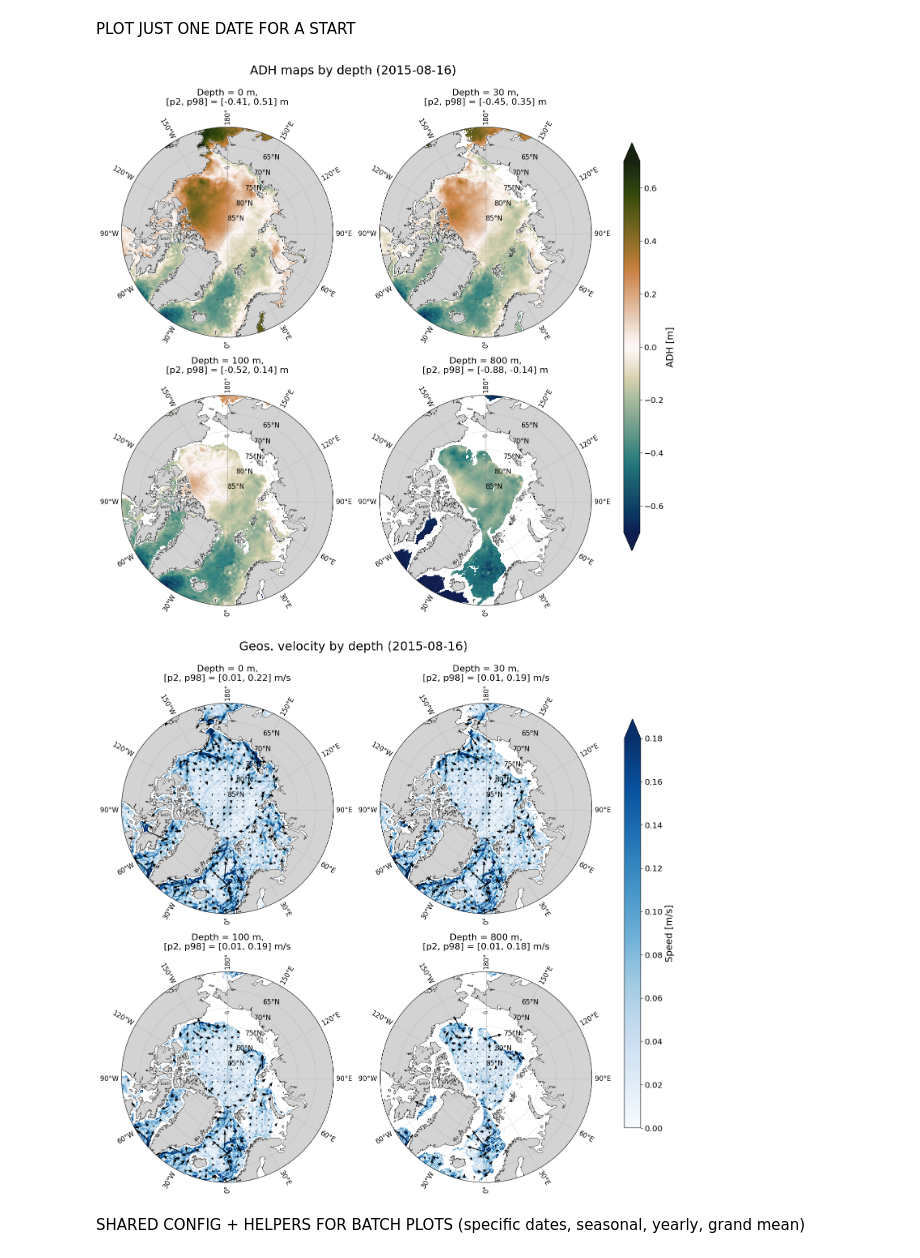
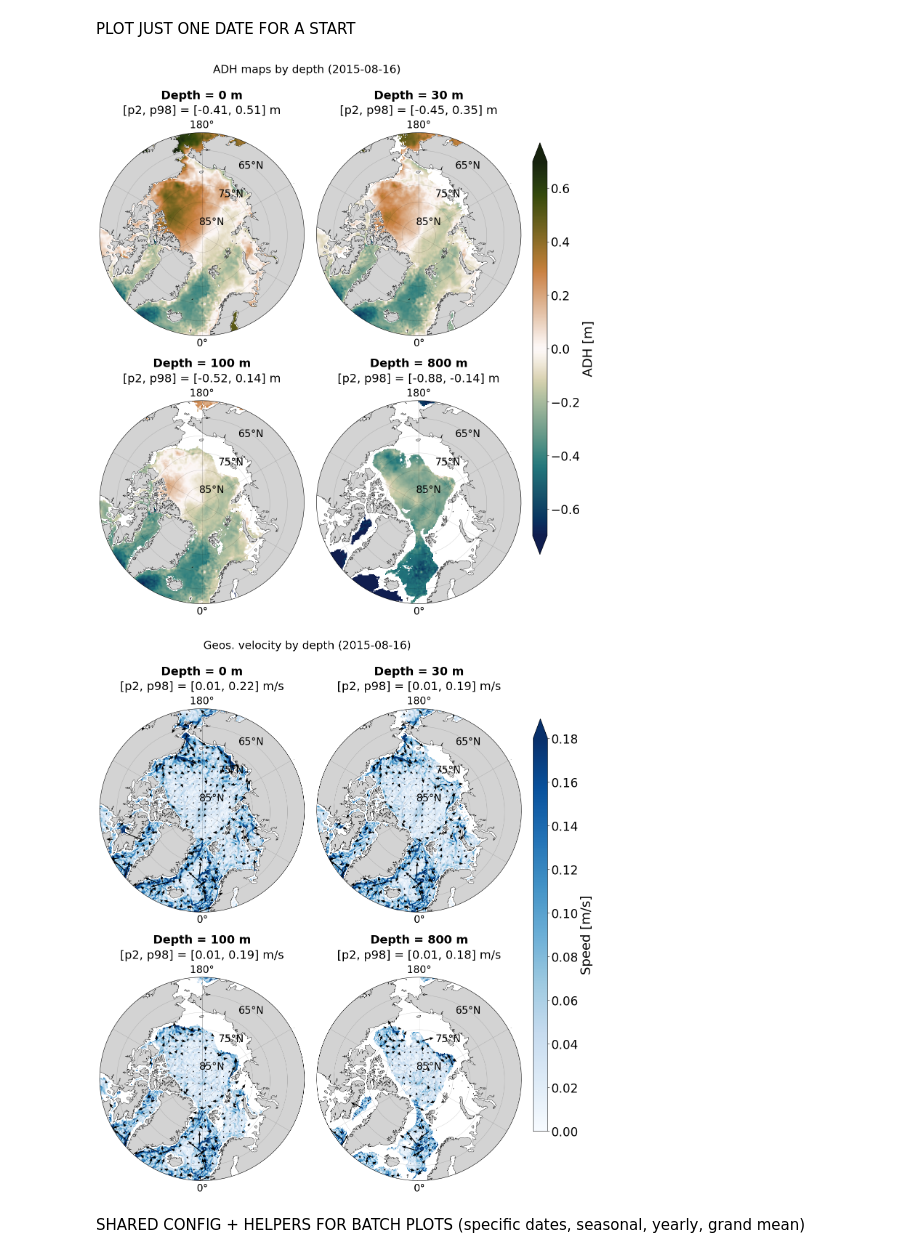
Before and after one commit to Barcelona-Polar-Lab/fresh_care_wp2_ocean_lstm, a Jupyter notebook: 6_plot_reconst_results/JN_plot_reconst_ADH_vel.ipynb, the cells around one changed output. Cells and saved outputs as stored; diff of their text form; code cells hidden in the pictures.

Commit message:
plots adjustments on test results and reconstructions. In test results, 6 pannels figure is included at the end

```diff
--- a/6_plot_reconst_results/JN_plot_reconst_ADH_vel.ipynb
+++ b/6_plot_reconst_results/JN_plot_reconst_ADH_vel.ipynb
@@ -108,6 +107,8 @@ PLOT JUST ONE DATE FOR A START
 # %%
 
 # Single-date preview: ADH and geostrophic currents, displayed inline (not saved).
+
+import matplotlib.ticker as mticker
 
 _ease_p = ccrs.LambertAzimuthalEqualArea(central_latitude=90, central_longitude=0)
 
@@ -136,25 +137,37 @@ def _decorate_ax_p(ax):
     ax.set_extent([-180, 180, 60, 90], crs=ccrs.PlateCarree())
     ax.add_feature(cfeature.LAND, facecolor='lightgray')
     ax.add_feature(cfeature.COASTLINE, linewidth=0.5)
-    gl = ax.gridlines(draw_labels=True, linewidth=0.4, color='gray', alpha=0.5)
-    gl.xlocator = plt.MultipleLocator(30)
-    gl.ylocator = plt.MultipleLocator(5)
-    gl.xlabel_style = {'size': 12}
-    gl.ylabel_style = {'size': 12}
+    # Lines only (no labels)
+    gl = ax.gridlines(draw_labels=False, rotate_labels=False, linewidth=0.6, color='black', alpha=0.2)
+    gl.xlocator = plt.MultipleLocator(60)
+    gl.ylocator = mticker.MultipleLocator(5)
+    # 0° / 180° lon labels only — no lat labels here
+    gl_lon = ax.gridlines(draw_labels=True, rotate_labels=False, linewidth=0, color='black', alpha=0)
+    gl_lon.xlocator = mticker.FixedLocator([0, 180])
+    gl_lon.ylocator = mticker.FixedLocator([])
+    gl_lon.xlabel_style = {'size': 20, 'weight': 'normal'}
+    # Lat labels along 120°E meridian
+    gl_lat = ax.gridlines(draw_labels=True, rotate_labels=False, linewidth=0, color='black', alpha=0)
+    gl_lat.xlocator = mticker.FixedLocator([120])
+    gl_lat.ylocator = mticker.FixedLocator([65, 75, 85])
+    gl_lat.xlabel_style = {'size': 0}   # hide the lon label for 120°E
+    gl_lat.ylabel_style = {'size': 20, 'weight': 'normal'}
     th = np.linspace(0, 2 * np.pi, 100)
     vv = np.vstack([np.sin(th), np.cos(th)]).T
     ax.set_boundary(mpath.Path(vv * 0.5 + [0.5, 0.5]), transform=ax.transAxes)
 
 
-def _show_composite_p(fig, cmap, vmin, vmax, cbar_label, title, extend='both'):
+def _show_composite_p(fig, cmap, vmin, vmax, cbar_label, title, extend='both', save_path=None):
     """Finalize and display a composite figure (no PNG round-trip)."""
-    fig.suptitle(f'{title}      ', fontsize=21.6, y=0.97)
-    fig.subplots_adjust(top=0.90, right=0.85, hspace=0.10, wspace=0.22)
+    fig.suptitle(f'{title}      ', fontsize=22, y=0.97)
+    fig.subplots_adjust(top=0.90, right=0.85, hspace=0.08, wspace=0.06)
     sm = _cm.ScalarMappable(cmap=cmap, norm=_mcolors.Normalize(vmin=vmin, vmax=vmax))
     sm.set_array([])
-    cbar = fig.colorbar(sm, cax=fig.add_axes([0.90, 0.22, 0.025, 0.63]), extend=extend)
-    cbar.set_label(cbar_label, fontsize=16.8)
-    cbar.ax.tick_params(labelsize=14.4)
+    cbar = fig.colorbar(sm, cax=fig.add_axes([0.87, 0.22, 0.025, 0.63]), extend=extend)
+    cbar.set_label(cbar_label, fontsize=26)
+    cbar.ax.tick_params(labelsize=24)
+    if save_path is not None:
+        fig.savefig(save_path, dpi=150, bbox_inches='tight')
     plt.show()
     plt.close(fig)
 
@@ -163,7 +176,7 @@ def _show_composite_p(fig, cmap, vmin, vmax, cbar_label, title, extend='both'):
 with xr.open_dataset(_date_to_file[_sel_date_str], decode_times=True) as _ds_day_p:
     # ---- ADH ----
     _adh_p = _ds_day_p['ADH'].isel(time=0, depth=_di_p).values
-    _fig_p, _axes_p = plt.subplots(2, 2, figsize=(16, 16),
+    _fig_p, _axes_p = plt.subplots(2, 2, figsize=(16, 18),
                                     subplot_kw={'projection': ccrs.NorthPolarStereo()})
     for _ax_p, k, dval in zip(_axes_p.flatten(), range(len(_dvals_p)), _dvals_p):
         _decorate_ax_p(_ax_p)
@@ -173,52 +186,58 @@ with xr.open_dataset(_date_to_file[_sel_date_str], decode_times=True) as _ds_day
         p02 = np.nanpercentile(_adh_p[k], 2)
         p98 = np.nanpercentile(_adh_p[k], 98)
         u = f" {adh_config['units']}"
-        _ax_p.set_title(f'Depth = {dval:.0f} m,\n[p2, p98] = [{p02:.2f}, {p98:.2f}]{u}',
-                        fontsize=16)
+        _ax_p.set_title(f'Depth = {dval:.0f} m', fontsize=24, fontweight='bold', pad=42)
+        _ax_p.text(0.5, 1.08, f'[p2, p98] = [{p02:.2f}, {p98:.2f}]{u}',
+                   transform=_ax_p.transAxes, ha='center', va='bottom',
+                   fontsize=23, fontweight='normal', clip_on=False)
     del _adh_p; gc.collect()
     _show_composite_p(_fig_p, adh_config['colormap'],
                       adh_config['vmin'], adh_config['vmax'],
                       f"ADH [{adh_config['units']}]",
-                      f'ADH maps by depth ({_ts_p})')
+                      f'ADH maps by depth ({_ts_p})',
+                      save_path=os.path.join(output_dir_base, 'sample_ADH.png'))
 
     # ---- Geostrophic velocity (EASE-grid components, no rotation needed) ----
     _vx_p  = _ds_day_p['vel_gos_x'].isel(time=0, depth=_di_p).values
     _vy_p  = _ds_day_p['vel_gos_y'].isel(time=0, depth=_di_p).values
     _spd_p = np.hypot(_vx_p, _vy_p)
     _ss_p  = slice(None, None, vel_config['arrow_stride'])
     _xq_p  = _xe_p[_ss_p, _ss_p]
     _yq_p  = _ye_p[_ss_p, _ss_p]
     _qsc_p = vel_config['arrow_ref_speed'] / vel_config['arrow_length']
 
-    _fig_p, _axes_p = plt.subplots(2, 2, figsize=(16, 16),
+    _fig_p, _axes_p = plt.subplots(2, 2, figsize=(16, 18),
                                     subplot_kw={'projection': ccrs.NorthPolarStereo()})
     for _ax_p, k, dval in zip(_axes_p.flatten(), range(len(_dvals_p)), _dvals_p):
         _decorate_ax_p(_ax_p)
         _ax_p.pcolormesh(_xe_p, _ye_p, _spd_p[k], cmap='Blues',
                          transform=_ease_p, vmin=0, vmax=vel_config['spd_vmax'],
                          shading='auto')
         _ax_p.quiver(_xq_p, _yq_p,
                      _vx_p[k][_ss_p, _ss_p], _vy_p[k][_ss_p, _ss_p],
                      transform=_ease_p,
                      scale=_qsc_p, scale_units='inches',
                      width=vel_config['arrow_width'],
                      headwidth=vel_config['arrow_headwidth'],
                      headlength=vel_config['arrow_headlength'],
                      #headaxislength=vel_config['head_axislength'],
                      minlength=0,
                      color='black', zorder=2)
         p02 = np.nanpercentile(_spd_p[k], 2)
         p98 = np.nanpercentile(_spd_p[k], 98)
         u = f" {vel_config['units']}"
-        _ax_p.set_title(f'Depth = {dval:.0f} m,\n[p2, p98] = [{p02:.2f}, {p98:.2f}]{u}',
-                        fontsize=16)
+        _ax_p.set_title(f'Depth = {dval:.0f} m', fontsize=24, fontweight='bold', pad=42)
+        _ax_p.text(0.5, 1.08, f'[p2, p98] = [{p02:.2f}, {p98:.2f}]{u}',
+                   transform=_ax_p.transAxes, ha='center', va='bottom',
+                   fontsize=23, fontweight='normal', clip_on=False)
     del _vx_p, _vy_p, _spd_p; gc.collect()
     _show_composite_p(_fig_p, 'Blues', 0, vel_config['spd_vmax'],
                       f"Speed [{vel_config['units']}]",
-                      f'Geos. velocity by depth ({_ts_p})', extend='max')
+                      f'Geos. velocity by depth ({_ts_p})', extend='max',
+                      save_path=os.path.join(output_dir_base, 'sample_speed.png'))
 # %% [output]
-[figure, old version]
+[figure, new version]
-[figure, old version]
+[figure, new version]
 # %% [markdown]
 SHARED CONFIG + HELPERS FOR BATCH PLOTS (specific dates, seasonal, yearly, grand mean)
 # %%
```
Also changed, not shown: parts of 6 cells of this notebook, 4 other files.
